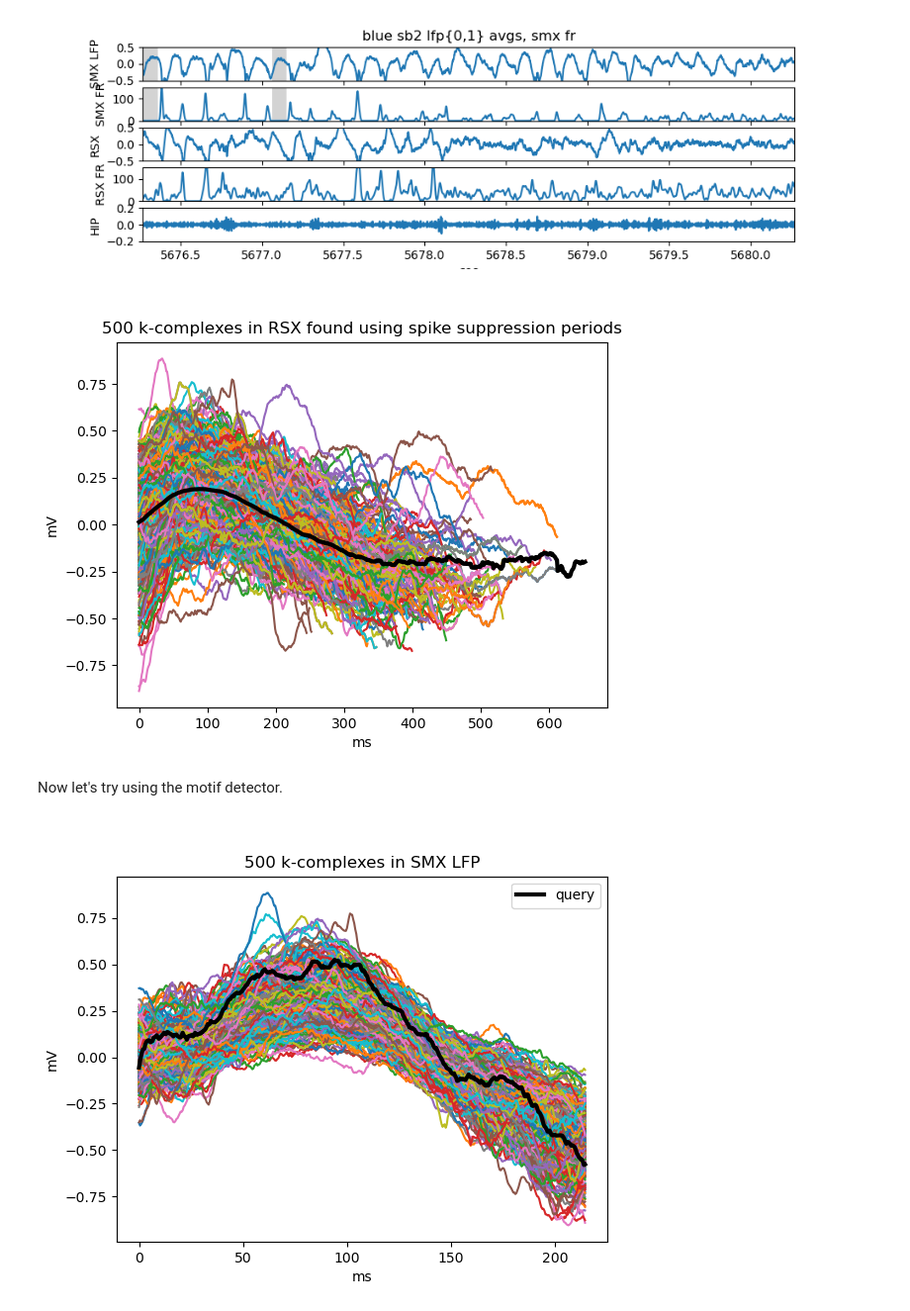
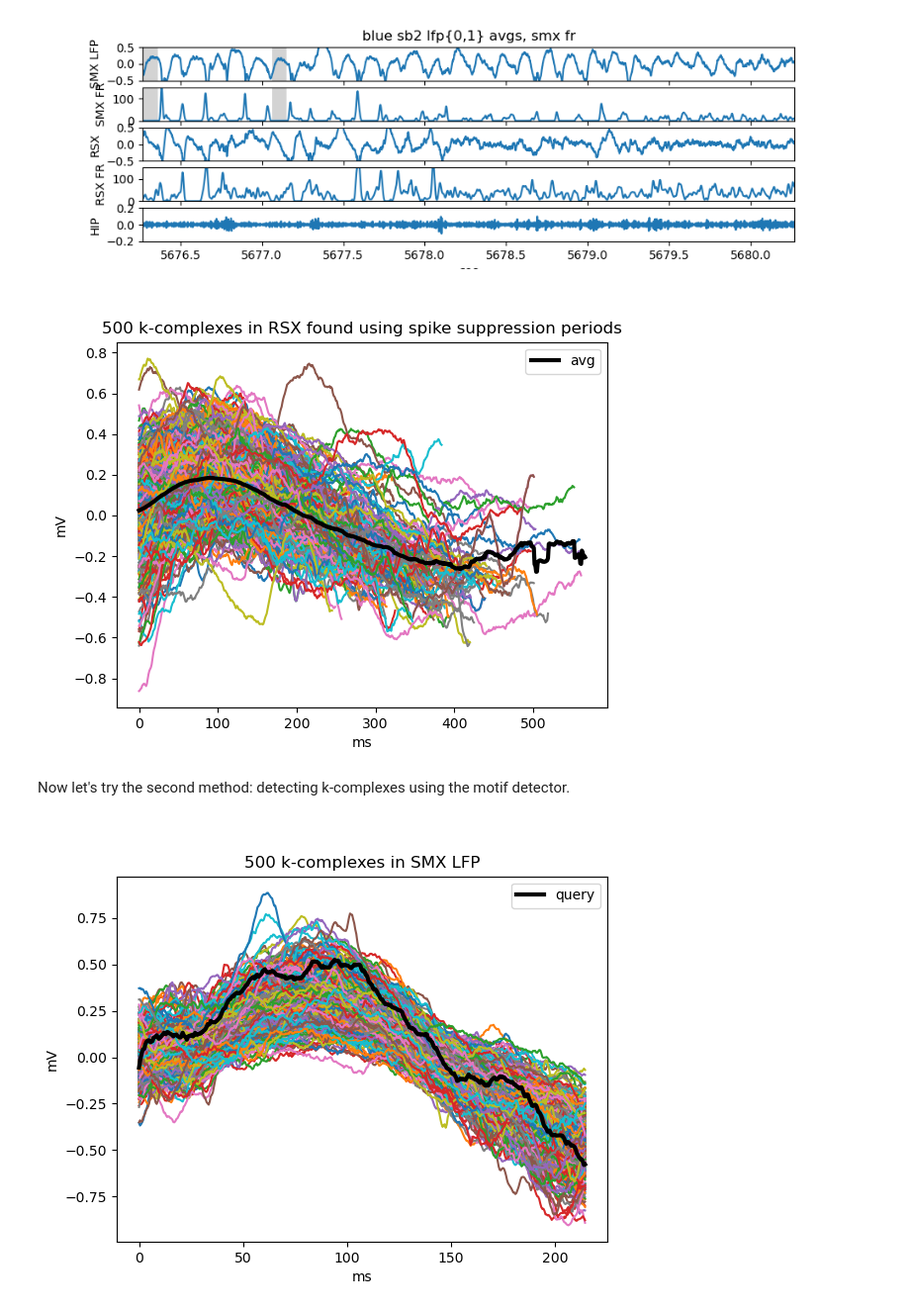
Before and after one commit to 9q9q/rat_sleep, a Jupyter notebook: kcomplex.ipynb, the cells around one changed output. Shown at 99% size. Saved outputs shown, nothing was run; the diff lists cells and outputs as text; code cells hidden in the pictures.

```diff
--- a/kcomplex.ipynb
+++ b/kcomplex.ipynb
@@ -124,33 +119,36 @@ axes[4].tick_params(axis="x")
 # %% [output]
 [figure]
 # %%
+plt.close()
 rtol = 1e-7  # Tunable for the search.
 k_complexes = []
 max_len = 0
 for i in np.random.randint(0, len(silent_blocks)-1, size=500):  # Get 500 random ones.
     block = silent_blocks[i]
     # TODO these are very slow, replace with utils.fr_sample2lfp_sample() when fixed.
     s0 = np.argwhere(np.isclose(smxfr_time[block[0]], time, rtol=rtol))[0][0]
     s1 = np.argwhere(np.isclose(smxfr_time[block[1]], time, rtol=rtol))[0][0]
     k_complex = np.squeeze(smx_avg[s0:s1])
     if len(k_complex) > max_len:
         max_len = len(k_complex)
     k_complexes.append(k_complex)
     plt.plot(k_complex)
 
-# Pad arrays to get mean.
+# Pad arrays to get mean. We pad with NaNs so the right side will look more noisy. Could replace with 0s instead (which also doesn't really make sense).
 padded = []
 for k_complex in k_complexes:
    padded.append(np.pad(k_complex, (0, max_len-len(k_complex)), constant_values=(np.nan)))
-plt.plot(np.nanmean(np.array(padded), axis=0), lw=3, color="black")
+plt.plot(np.nanmean(np.array(padded), axis=0), lw=3, color="black", label="avg")
 plt.title("500 k-complexes in RSX found using spike suppression periods")
 plt.ylabel("mV")
 plt.xlabel("ms")
+ax = plt.gca()
+ax.legend()
 plt.show()
 # %% [output]
-[figure, old version]
+[figure, new version]
 # %% [markdown]
-Now let's try using the motif detector.
+Now let's try the second method: detecting k-complexes using the motif detector.
 # %%
 query = np.squeeze(smx_avg[utils.sec_to_sample(8388.94, sample_rate, time[0]):utils.sec_to_sample(8389.155, sample_rate, time[0])])
 matches = stumpy.match(np.squeeze(query), np.squeeze(smx_avg))
```
Also changed, not shown: parts of 2 cells of this notebook.
